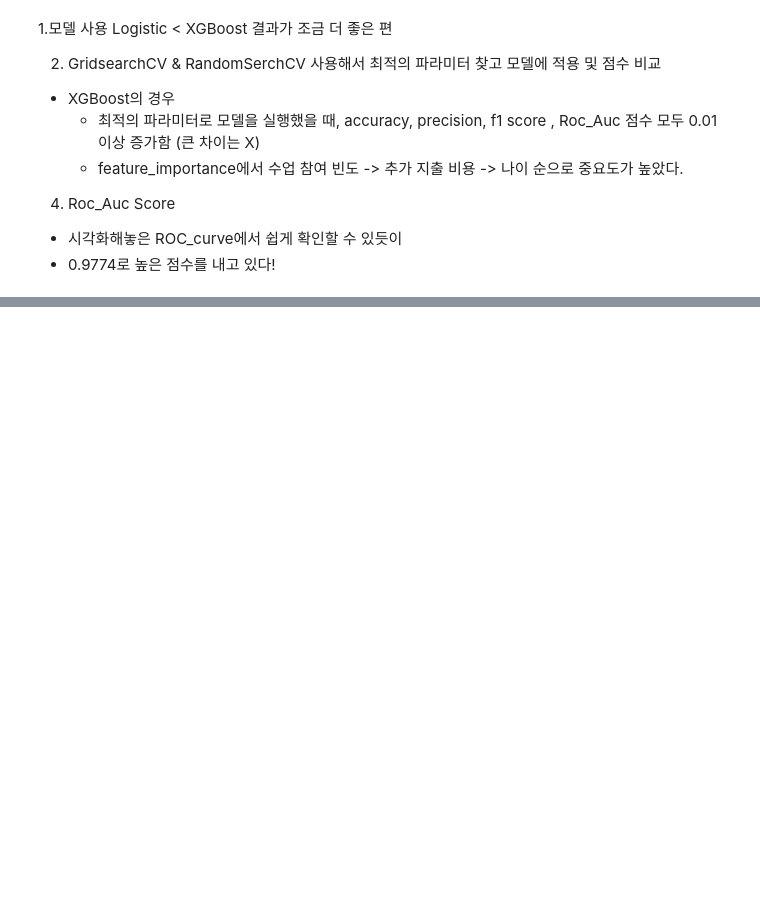
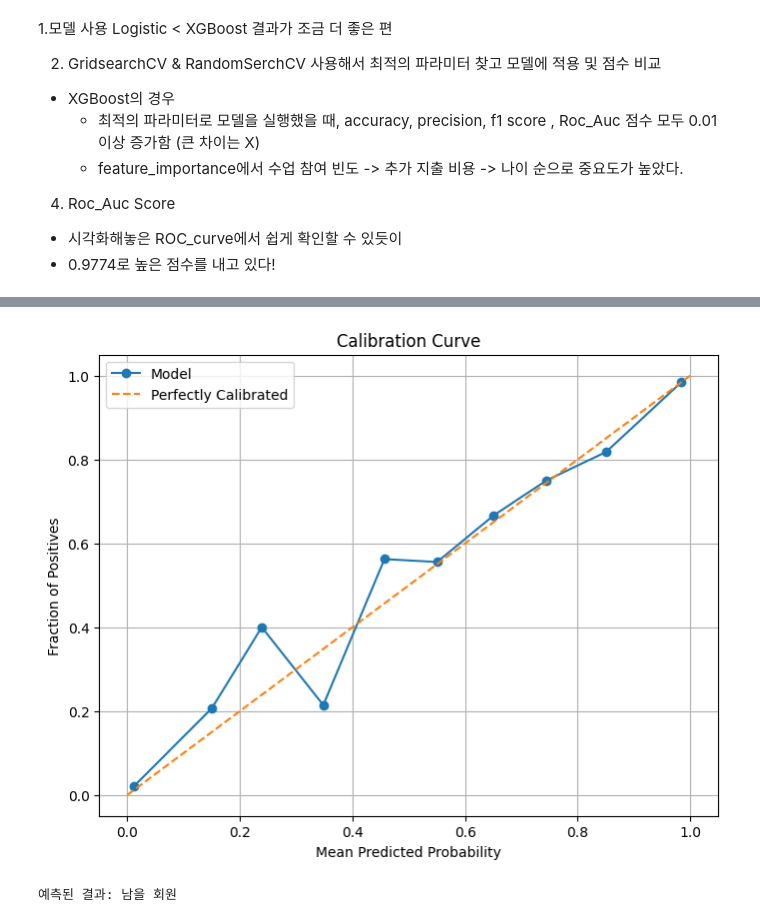
Before and after one commit to SKNETWORKS-FAMILY-AICAMP/SKN09-2nd-5Team, a Jupyter notebook: ml_tested_list/XGBoost.ipynb, the cells around one changed output, grey strips where cells are left out. Drawn from its saved outputs; the diff is of its cells as text; code cells hidden in the pictures; blank space fills up the shorter version.

```diff
--- a/ml_tested_list/XGBoost.ipynb
+++ b/ml_tested_list/XGBoost.ipynb
@@ -181,0 +196,70 @@ plt.show()
+# %%
+# Calibration Curve - 모델의 예측 확률이 실제 클래스 확률과 얼마나 잘 일치하나
+from sklearn.calibration import calibration_curve
+
+prob_true, prob_pred = calibration_curve(y_test, y_pred_proba_best_xgb, n_bins=10)
+
+plt.figure(figsize=(8, 6))
+plt.plot(prob_pred, prob_true, marker='o', label='Model')
+plt.plot([0, 1], [0, 1], linestyle='--', label='Perfectly Calibrated')
+plt.xlabel('Mean Predicted Probability')
+plt.ylabel('Fraction of Positives')
+plt.title('Calibration Curve')
+plt.legend()
+plt.grid()
+plt.show()
+# %% [output]
+[figure, added]
+# %%
+# new_data = pd.DataFrame({
+#     'gender': [0],
+#     'Near_Location': [1],
+#     'Partner': [0],
+#     'Promo_friends': [0],
+#     'Phone': [1],
+#     'Contract_period': [12],
+#     'Group_visits': [1],
+#     'Age': [31],
+#     'Avg_additional_charges_total': [113.20293765105819],
+#     'Month_to_end_contract': [12.0],
+#     'Lifetime': [7],
+#     'Avg_class_frequency_total': [1.9229360550418195],
+#     'Avg_class_frequency_current_month': [0.9102435215196407]
+# }, index=[0])
+
+# new_data = pd.DataFrame({
+#     'gender': [1],
+#     'Near_Location': [1],
+#     'Partner': [1],
+#     'Promo_friends': [0],
+#     'Phone': [1],
+#     'Contract_period': [1],
+#     'Group_visits': [0],
+#     'Age': [27],
+#     'Avg_additional_charges_total': [226.7838237446521],
+#     'Month_to_end_contract': [1.0],
+#     'Lifetime': [2],
+#     'Avg_class_frequency_total': [2.3485353357599856],
+#     'Avg_class_frequency_current_month': [1.5843158272716689]
+# }, index=[0])
+
+new_data = pd.DataFrame({
+    'gender': [1],
+    'Near_Location': [1],
+    'Partner': [0],
+    'Promo_friends': [0],
+    'Phone': [1],
+    'Contract_period': [1],
+    'Group_visits': [0],
+    'Age': [28],
+    'Avg_additional_charges_total': [42.160809042705715],
+    'Month_to_end_contract': [1.0],
+    'Lifetime': [1],
+    'Avg_class_frequency_total': [0.4250114097298257],
+    'Avg_class_frequency_current_month': [0.6052465413331591]
+}, index=[0])
+
+prediction = best_xgb.predict(new_data)
+print(f"예측된 결과: {'나갈 회원' if prediction[0] == 1 else '남을 회원'}")
+# %% [output]
+예측된 결과: 남을 회원
```
Also changed, not shown: parts of 2 cells of this notebook, 2 other files.
